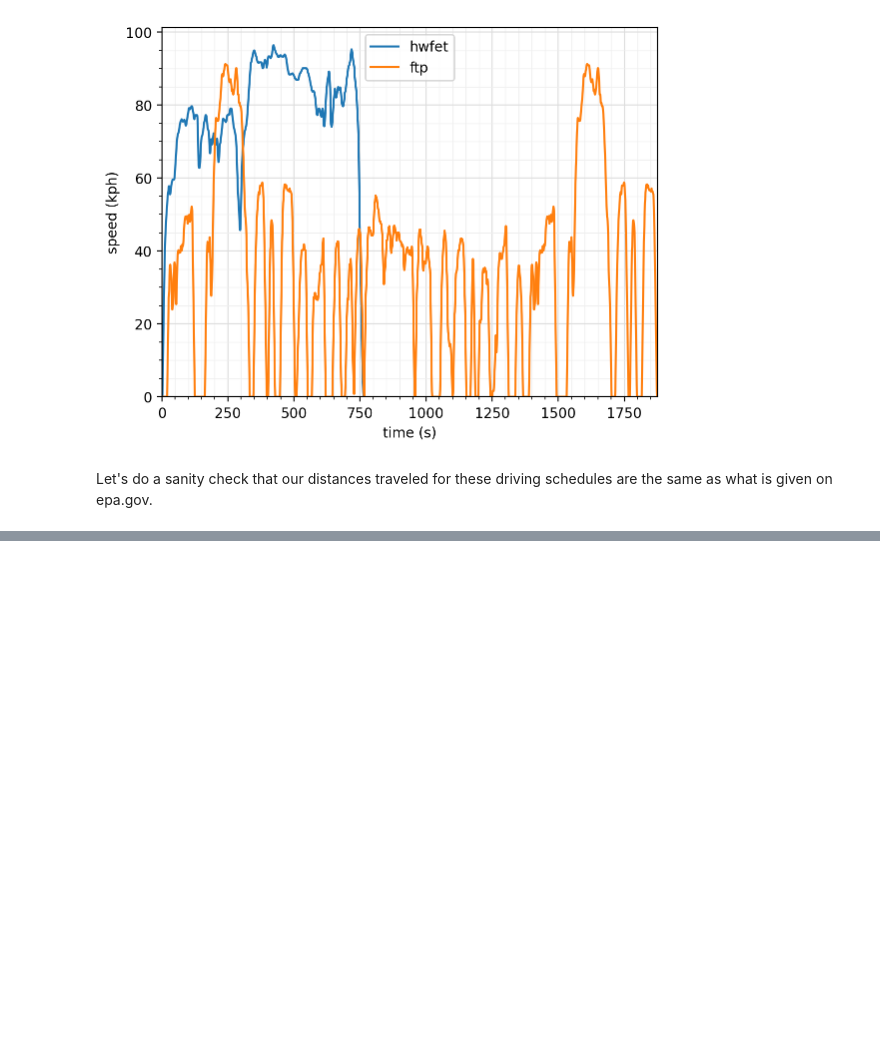
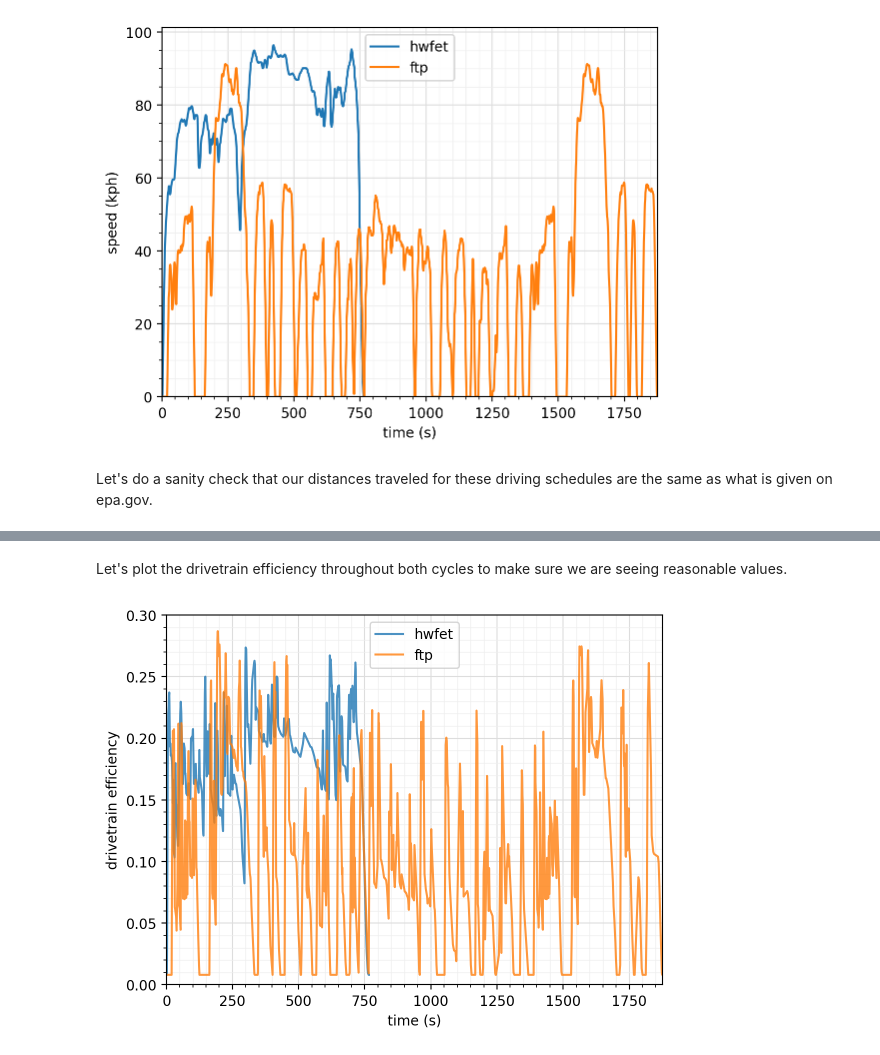
Before and after one commit to davvidbaker/aes-hw-s24, a Jupyter notebook: transportation/hw2.ipynb, the cells around one changed output, grey strips where cells are left out. Drawn from its saved outputs; the diff is of its cells as text; code cells hidden in the pictures; blank space fills up the shorter version.

```diff
--- a/transportation/hw2.ipynb
+++ b/transportation/hw2.ipynb
@@ -332,0 +303,21 @@ hw_utils.nice_grid(plt)
+# %% [markdown]
+Let's plot the drivetrain efficiency throughout both cycles to make sure we are seeing reasonable values.
+# %%
+indices = np.argsort(t_0)
+t_0 = np.array(t_0)[indices]
+etas_0 = np.array(etas_0)[indices]
+
+indices = np.argsort(t_1)
+t_1 = np.array(t_1)[indices]
+etas_1 = np.array(etas_1)[indices]
+
+plt.plot(t_0, etas_0, label=cycle["name"][0], alpha=0.8)
+plt.plot(t_1, etas_1, label=cycle["name"][1], alpha=0.8)
+plt.ylim(0, 0.3)
+plt.xlim(0, 1875)
+plt.xlabel("time (s)")
+plt.ylabel("drivetrain efficiency")
+plt.legend()
+hw_utils.nice_grid(plt)
+# %% [output]
+[figure, added]
```
Also changed, not shown: parts of 6 cells of this notebook, 11 other files.
